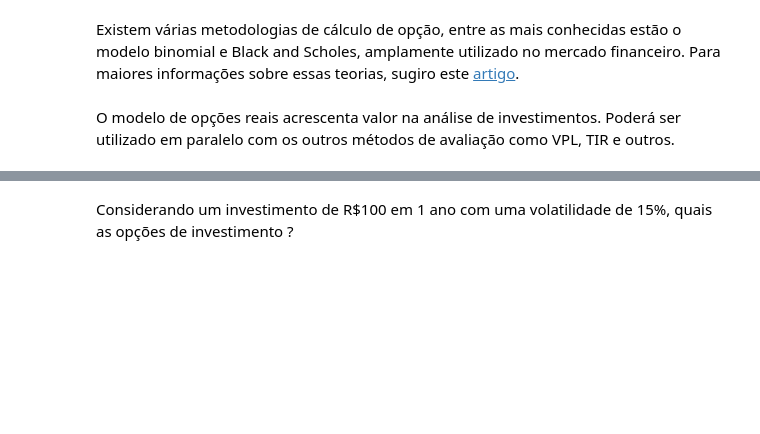
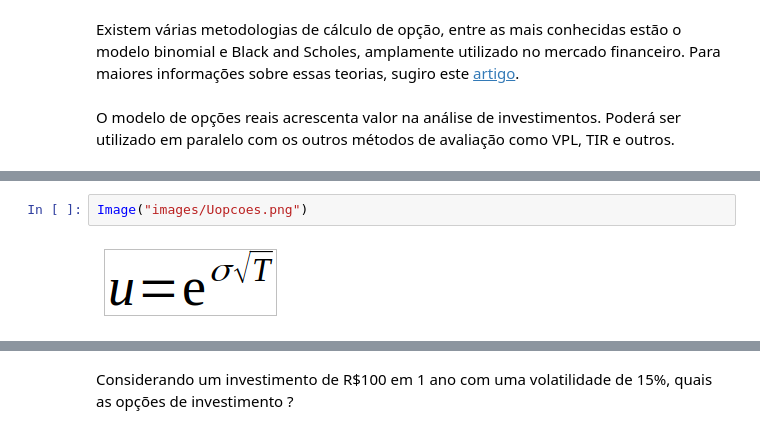
Before and after one commit to levisouuza/engenharia-economica-python, a Jupyter notebook: 8.Opções Reais.ipynb, the cells around one changed output, grey strips where cells are left out. Saved outputs shown, nothing was run; the diff lists cells and outputs as text; blank space fills up the shorter version.

```diff
--- a/8.Opções Reais.ipynb
+++ b/8.Opções Reais.ipynb
@@ -20,0 +19,4 @@ Para cálculo  de **u** e **d** das opções utilizaremos a expressão de **Cox,
+# %%
+Image("images/Uopcoes.png")
+# %% [output]
+[figure, added]
```
Also changed, not shown: parts of 5 cells of this notebook, 1 other file.
